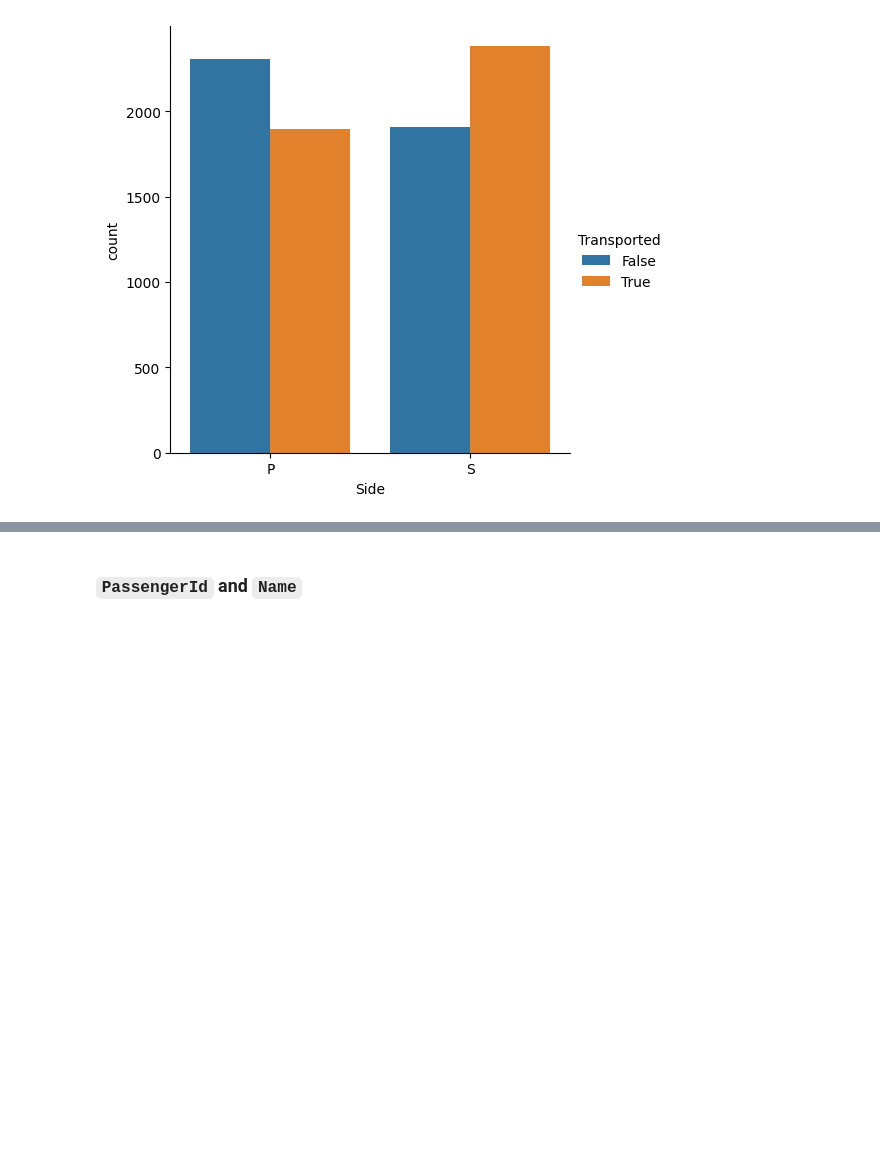
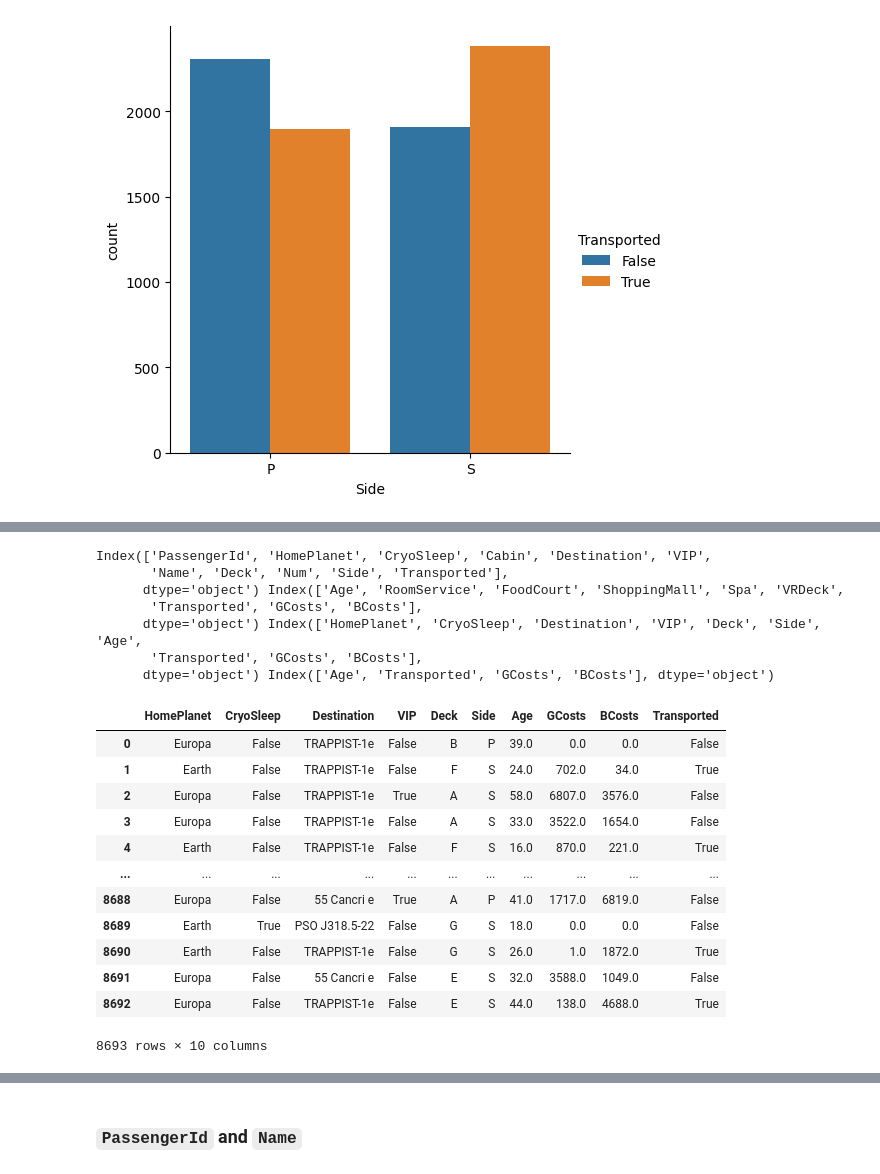
Before and after one commit to Perfomo/Kaggle-Spaceship-Titanic-Competition, a Jupyter notebook: SpaceshipTitanic.ipynb, the cells around one changed output, grey strips where cells are left out. Drawn from its saved outputs; the diff is of its cells as text; code cells hidden in the pictures; blank space fills up the shorter version.

```diff
--- a/SpaceshipTitanic.ipynb
+++ b/SpaceshipTitanic.ipynb
@@ -149,0 +152,28 @@ t
+# %%
+print(cat_data.columns, num_data.columns, s.columns, t.columns)
+s = s.drop("Transported", axis=1)
+g = s
+for i in t.columns:
+    g[i] = t[i]
+g
+# %% [output]
+Index(['PassengerId', 'HomePlanet', 'CryoSleep', 'Cabin', 'Destination', 'VIP',
+       'Name', 'Deck', 'Num', 'Side', 'Transported'],
+      dtype='object') Index(['Age', 'RoomService', 'FoodCourt', 'ShoppingMall', 'Spa', 'VRDeck',
+       'Transported', 'GCosts', 'BCosts'],
+      dtype='object') Index(['HomePlanet', 'CryoSleep', 'Destination', 'VIP', 'Deck', 'Side', 'Age',
+       'Transported', 'GCosts', 'BCosts'],
+      dtype='object') Index(['Age', 'Transported', 'GCosts', 'BCosts'], dtype='object')
+|  | HomePlanet | CryoSleep | Destination | VIP | Deck | Side | Age | GCosts | BCosts | Transported |
+| 0 | Europa | False | TRAPPIST-1e | False | B | P | 39.0 | 0.0 | 0.0 | False |
+| 1 | Earth | False | TRAPPIST-1e | False | F | S | 24.0 | 702.0 | 34.0 | True |
+| 2 | Europa | False | TRAPPIST-1e | True | A | S | 58.0 | 6807.0 | 3576.0 | False |
+| 3 | Europa | False | TRAPPIST-1e | False | A | S | 33.0 | 3522.0 | 1654.0 | False |
+| 4 | Earth | False | TRAPPIST-1e | False | F | S | 16.0 | 870.0 | 221.0 | True |
+| ... | ... | ... | ... | ... | ... | ... | ... | ... | ... | ... |
+| 8688 | Europa | False | 55 Cancri e | True | A | P | 41.0 | 1717.0 | 6819.0 | False |
+| 8689 | Earth | True | PSO J318.5-22 | False | G | S | 18.0 | 0.0 | 0.0 | False |
+| 8690 | Earth | False | TRAPPIST-1e | False | G | S | 26.0 | 1.0 | 1872.0 | True |
+| 8691 | Europa | False | 55 Cancri e | False | E | S | 32.0 | 3588.0 | 1049.0 | False |
+| 8692 | Europa | False | TRAPPIST-1e | False | E | S | 44.0 | 138.0 | 4688.0 | True |
+8693 rows × 10 columns
```
Also changed, not shown: parts of 13 cells of this notebook.
